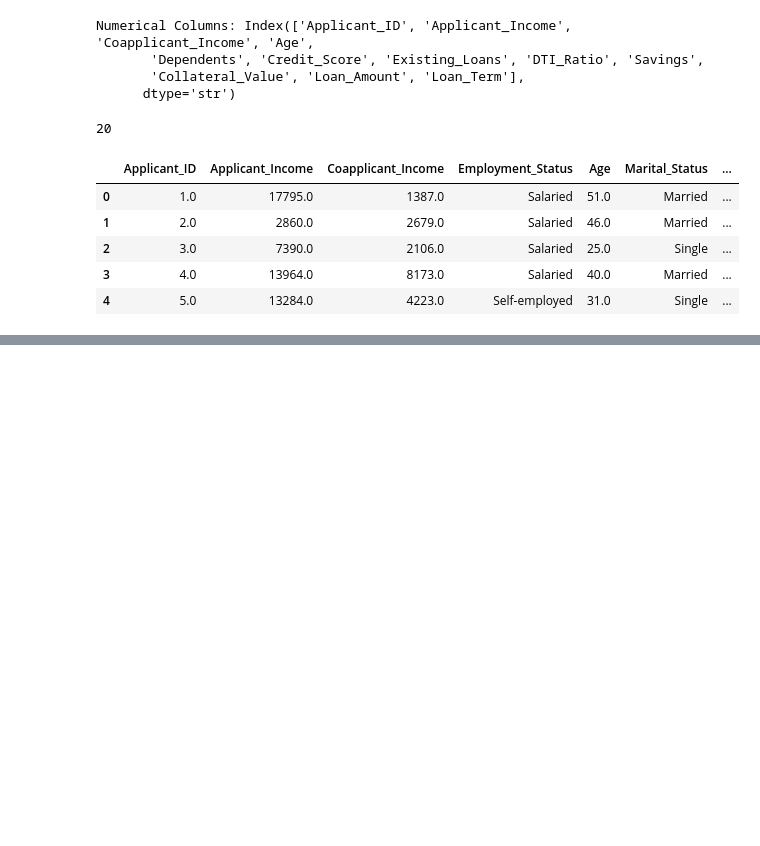
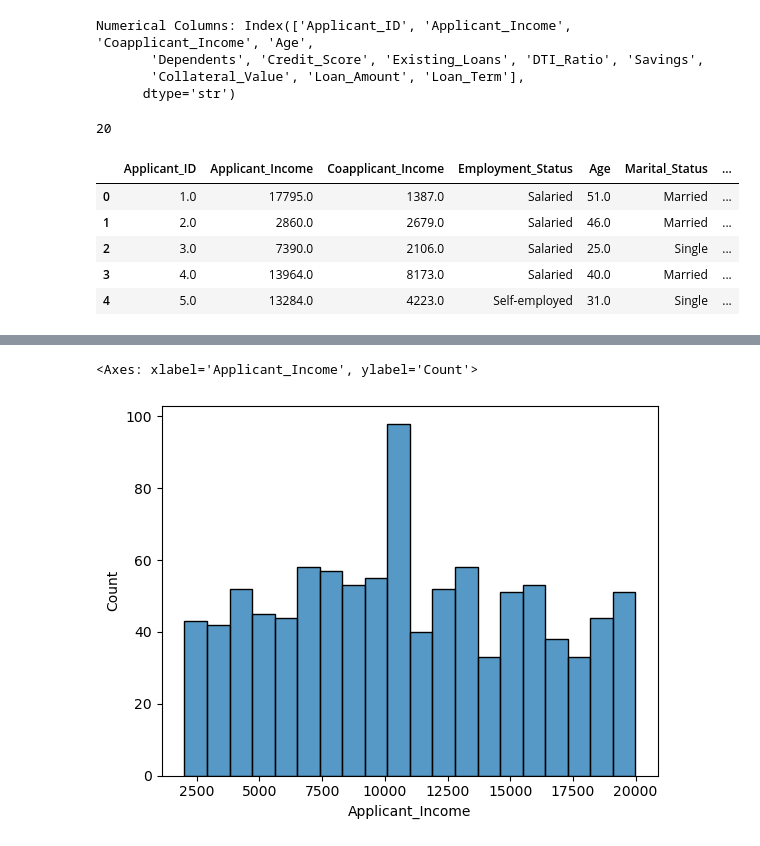
Before and after one commit to Manshavatsh0123/CreditWise-Loan-Approval-System, a Jupyter notebook: Credit_Wise_System.ipynb, the cells around one changed output, grey strips where cells are left out. Drawn from its saved outputs; the diff is of its cells as text; code cells hidden in the pictures; blank space fills up the shorter version.

```diff
--- a/Credit_Wise_System.ipynb
+++ b/Credit_Wise_System.ipynb
@@ -87,0 +128,11 @@ creditWiseData.tail()
+# %%
+# Analysis income
+
+sns.histplot(
+    data = creditWiseData,
+    x= "Applicant_Income",
+    bins=20
+)
+# %% [output]
+<Axes: xlabel='Applicant_Income', ylabel='Count'>
+[figure, added]
```
Also changed, not shown: parts of 11 cells of this notebook.
